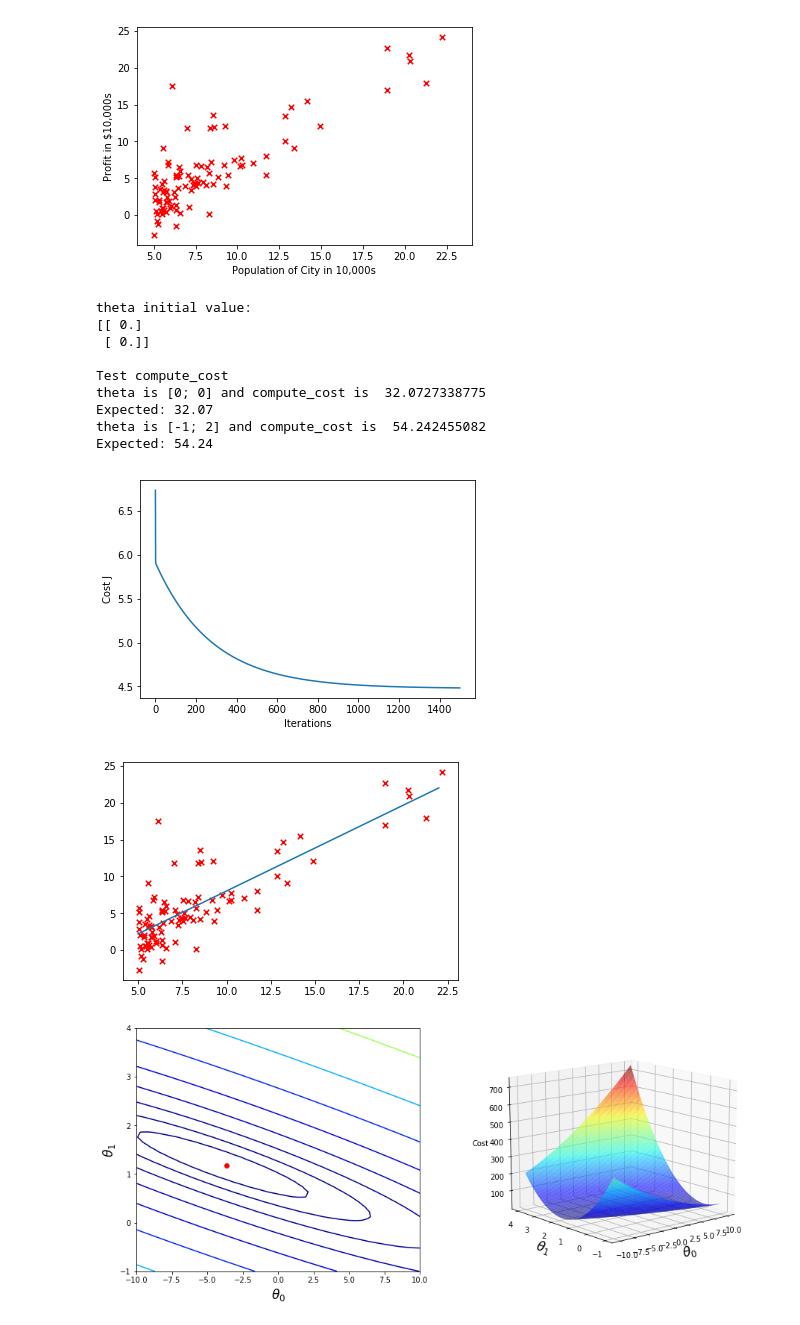
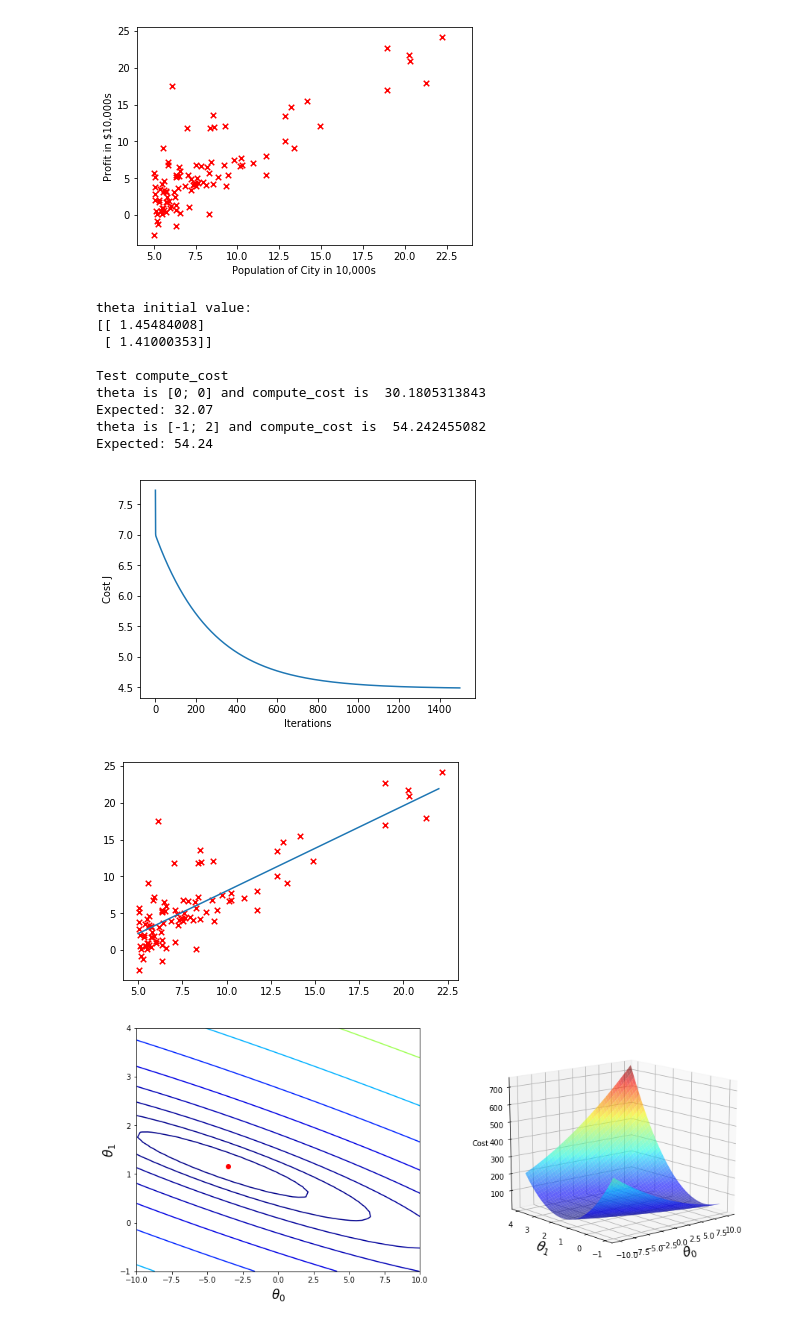
Before and after one commit to 0xshawn/coursera-machine-learning, a Jupyter notebook: week-2/LinearRegression/ex1-python/ex1.ipynb, the cells around one changed output. Drawn from its saved outputs; the diff is of its cells as text; code cells hidden in the pictures.

```diff
--- a/week-2/LinearRegression/ex1-python/ex1.ipynb
+++ b/week-2/LinearRegression/ex1-python/ex1.ipynb
@@ -45,44 +45,44 @@ plt.show()
 # %% [output]
 [figure]
 # %%
-theta = np.transpose([np.zeros(2)])
+theta = np.random.randn(2).reshape((2,1))
 print('\ntheta initial value:')
 print(theta)
 
 iterations = 1500
 alpha = 0.01
 
 print('\nTest compute_cost')
 print('theta is [0; 0] and compute_cost is ', compute_cost(X, y, theta))
 print('Expected: 32.07')
 print('theta is [-1; 2] and compute_cost is ', compute_cost(X, y, np.array([[-1], [2]])))
 print('Expected: 54.24')
 
 theta, J_history = gradient_descent(X, y, theta, alpha, iterations)
 
 plt.plot(J_history)
 plt.ylabel('Cost J')
 plt.xlabel('Iterations')
 plt.show()
 
 xx = np.arange(5, 23)
 yy = theta[0] + theta[1] * xx
 
 # Gradient descent
 plt.scatter(X[:, 1], y, s=30, c='r', marker='x', linewidths=1)
 plt.plot(xx, yy, label='Linear regression (Gradient descent)')
 plt.show()
 # %% [output]
 theta initial value:
-[[ 0.]
- [ 0.]]
+[[ 1.45484008]
+ [ 1.41000353]]
 
 Test compute_cost
-theta is [0; 0] and compute_cost is  32.0727338775
+theta is [0; 0] and compute_cost is  30.1805313843
 Expected: 32.07
 theta is [-1; 2] and compute_cost is  54.242455082
 Expected: 54.24
-[figure, old version]
+[figure, new version]
 [figure]
 # %%
 B0 = np.linspace(-10, 10, 50)
```
Also changed, not shown: 1 other file.
